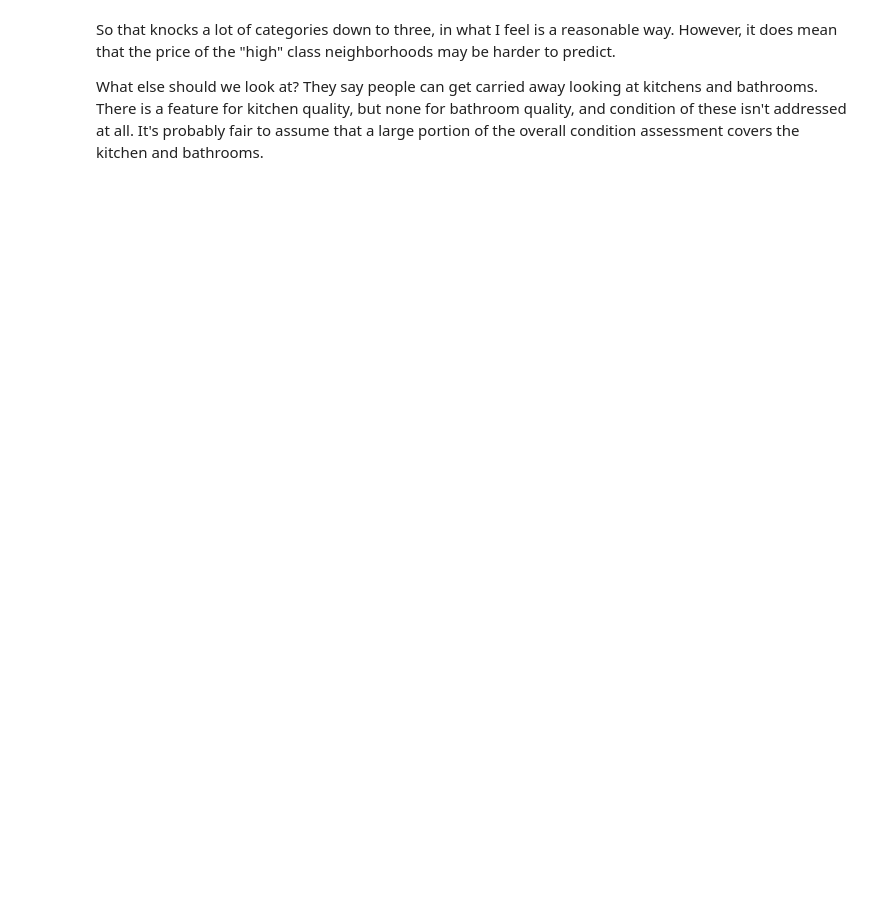
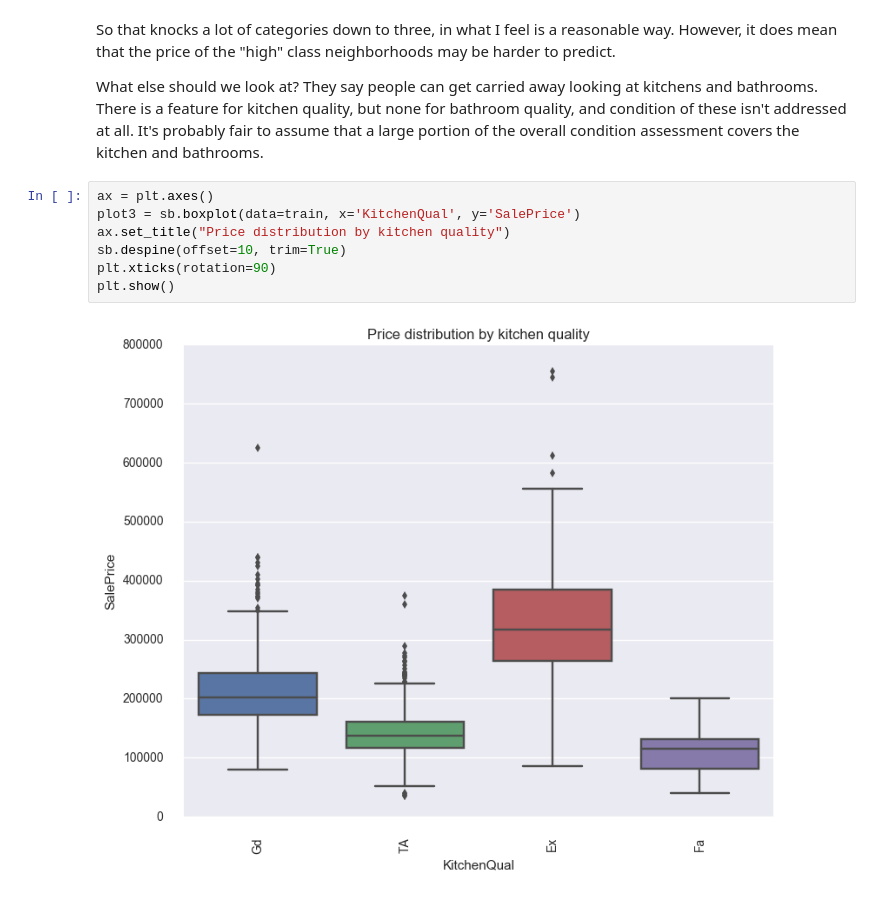
Before and after one commit to jdunavin/Homes, a Jupyter notebook: Ames IA home prices.ipynb, the cells around one changed output. Drawn from its saved outputs; the diff is of its cells as text; blank space fills up the shorter version.

```diff
--- a/Ames IA home prices.ipynb
+++ b/Ames IA home prices.ipynb
@@ -124,3 +124,12 @@ plt.show()
 So that knocks a lot of categories down to three, in what I feel is a reasonable way. However, it does mean that the price of the "high" class neighborhoods may be harder to predict.
 
 What else should we look at? They say people can get carried away looking at kitchens and bathrooms. There is a feature for kitchen quality, but none for bathroom quality, and condition of these isn't addressed at all. It's probably fair to assume that a large portion of the overall condition assessment covers the kitchen and bathrooms.
+# %%
+ax = plt.axes()
+plot3 = sb.boxplot(data=train, x='KitchenQual', y='SalePrice')
+ax.set_title("Price distribution by kitchen quality")
+sb.despine(offset=10, trim=True)
+plt.xticks(rotation=90)
+plt.show()
+# %% [output]
+[figure, added]
```
Also changed, not shown: parts of 13 cells of this notebook.
